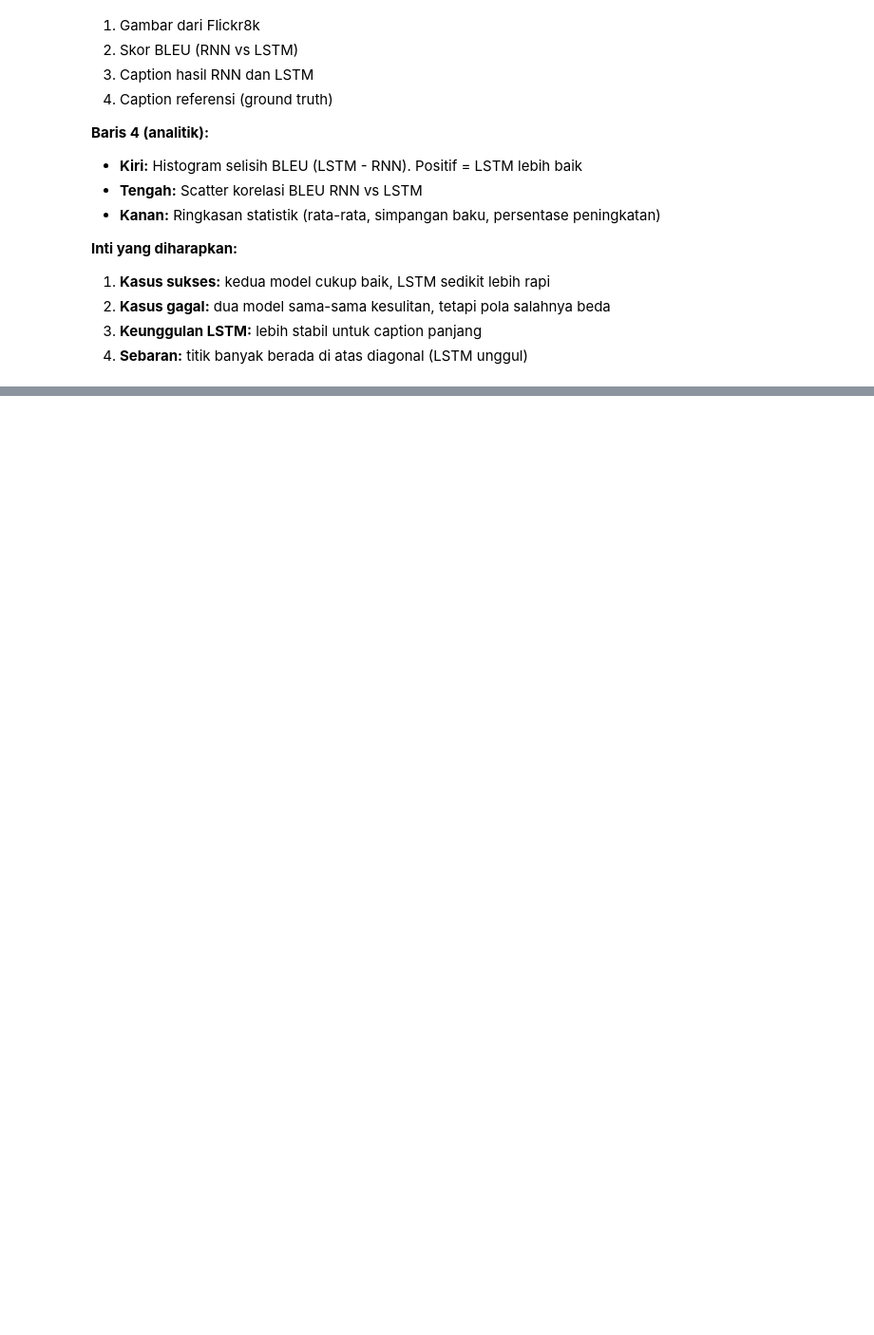
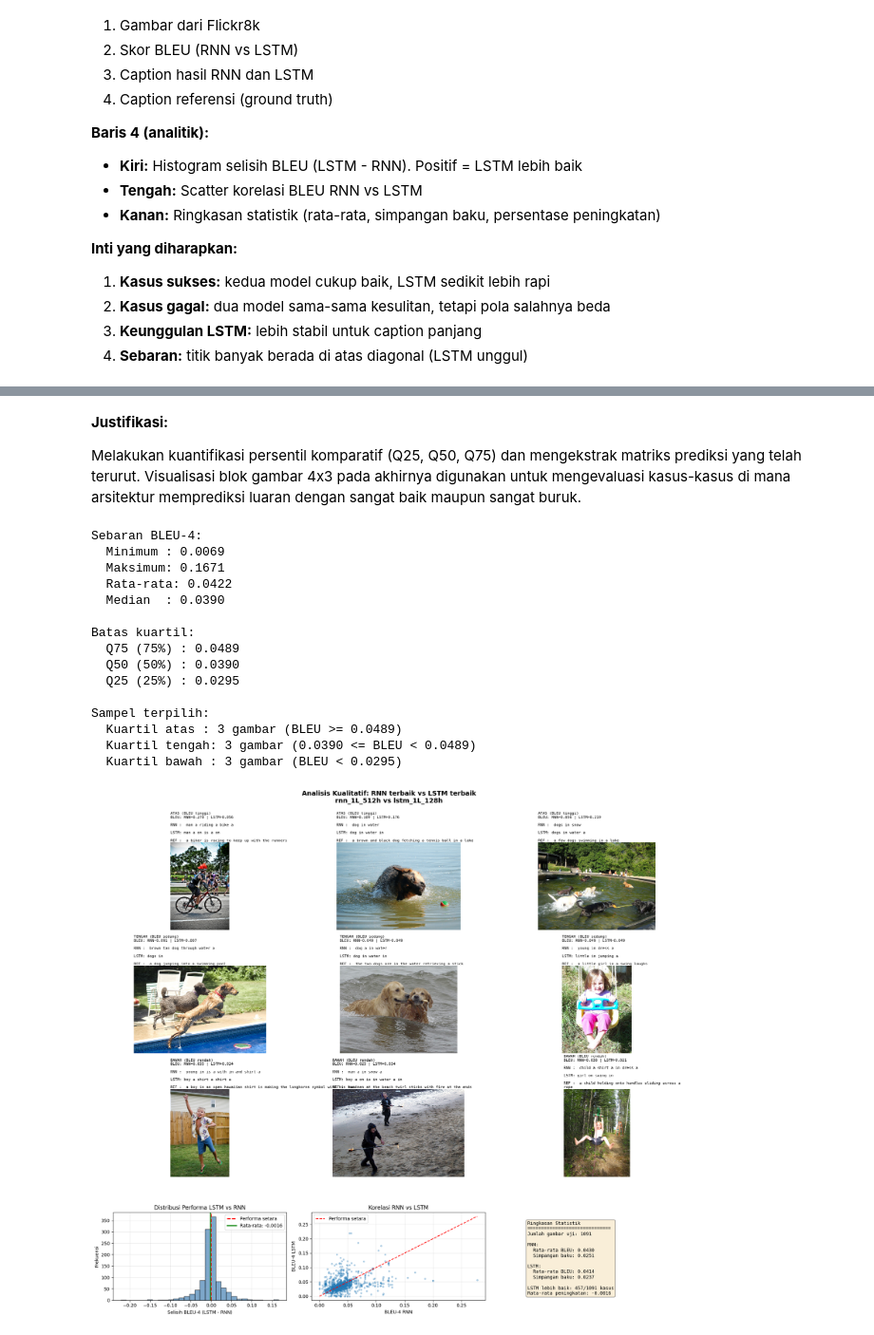
Before and after one commit to TKurr/Tejumama_Image-Captioning, a Jupyter notebook: src/notebook/6_QualitativeAnalysis.ipynb, the cells around one changed output, grey strips where cells are left out. Shown at 95% size. Saved outputs shown, nothing was run; the diff lists cells and outputs as text; code cells hidden in the pictures; blank space fills up the shorter version.

```diff
--- a/src/notebook/6_QualitativeAnalysis.ipynb
+++ b/src/notebook/6_QualitativeAnalysis.ipynb
@@ -279,5 +315,8 @@ print("\n" + "="*70)
+# %% [markdown]
+**Justifikasi:**
+
+Melakukan kuantifikasi persentil komparatif (Q25, Q50, Q75) dan mengekstrak matriks prediksi yang telah terurut. Visualisasi blok gambar 4x3 pada akhirnya digunakan untuk mengevaluasi kasus-kasus di mana arsitektur memprediksi luaran dengan sangat baik maupun sangat buruk.
 # %%
-# Urutkan berdasarkan BLEU rata-rata dan pilih sampel kuartil
 sortedImages = sorted(imageBleuScores.items(), key=lambda x: x[1]['bleu_avg'], reverse=True)
 bleuValues = [score['bleu_avg'] for _, score in sortedImages]
 
@@ -287,7 +326,6 @@ print(f"  Maksimum: {max(bleuValues):.4f}")
 print(f"  Rata-rata: {np.mean(bleuValues):.4f}")
 print(f"  Median  : {np.median(bleuValues):.4f}")
 
-# Batas kuartil
 q75 = np.percentile(bleuValues, 75)
 q50 = np.percentile(bleuValues, 50)
 q25 = np.percentile(bleuValues, 25)
@@ -297,11 +335,9 @@ print(f"  Q75 (75%) : {q75:.4f}")
 print(f"  Q50 (50%) : {q50:.4f}")
 print(f"  Q25 (25%) : {q25:.4f}")
 
-# Ambil 4 sampel dari tiap kuartil
-topImages = [img for img, score in sortedImages if score['bleu_avg'] >= q75][:4]
-midImages = [img for img, score in sortedImages if q50 <= score['bleu_avg'] < q75][:4]
-lowImages = [img for img, score in sortedImages if score['bleu_avg'] < q25][:4]
-
+topImages = [img for img, score in sortedImages if score['bleu_avg'] >= q75][:3]
+midImages = [img for img, score in sortedImages if q50 <= score['bleu_avg'] < q75][:3]
+lowImages = [img for img, score in sortedImages if score['bleu_avg'] < q25][:3]
 print("\nSampel terpilih:")
 print(f"  Kuartil atas : {len(topImages)} gambar (BLEU >= {q75:.4f})")
 print(f"  Kuartil tengah: {len(midImages)} gambar ({q50:.4f} <= BLEU < {q75:.4f})")
@@ -311,7 +347,7 @@ fig, axes = plt.subplots(4, 3, figsize=(18, 16))
 
 def plotSample(ax, imgName, title):
     try:
-        imgPath = FLICKR_DIR / f"{imgName}.jpg"
+        imgPath = FLICKR_DIR / f"{imgName}"
         if not imgPath.exists():
             ax.text(0.5, 0.5, f"Gambar tidak ditemukan:\n{imgName}",
                    ha='center', va='center', fontsize=10)
@@ -337,19 +373,15 @@ def plotSample(ax, imgName, title):
         ax.text(0.5, 0.5, f"Galat: {e}", ha='center', va='center')
         ax.axis('off')
 
-# Plot kuartil atas
 for i, imgName in enumerate(topImages):
     plotSample(axes[0, i], imgName, "ATAS (BLEU tinggi)")
 
-# Plot kuartil tengah
 for i, imgName in enumerate(midImages):
     plotSample(axes[1, i], imgName, "TENGAH (BLEU sedang)")
 
-# Plot kuartil bawah
 for i, imgName in enumerate(lowImages):
     plotSample(axes[2, i], imgName, "BAWAH (BLEU rendah)")
 
-# Plot statistik gabungan
 ax = axes[3, 0]
 diff_bleus = [imageBleuScores[img]['bleu_lstm'] - imageBleuScores[img]['bleu_rnn']
               for img in imageBleuScores]
@@ -363,7 +395,6 @@ ax.set_title('Distribusi Performa LSTM vs RNN')
 ax.legend()
 ax.grid(True, alpha=0.3)
 
-# Scatter plot
 ax = axes[3, 1]
 rnn_bleus = [imageBleuScores[img]['bleu_rnn'] for img in imageBleuScores]
 lstm_bleus = [imageBleuScores[img]['bleu_lstm'] for img in imageBleuScores]
@@ -371,31 +402,47 @@ ax.scatter(rnn_bleus, lstm_bleus, alpha=0.3, s=10)
 ax.plot([0, max(rnn_bleus)], [0, max(rnn_bleus)], 'r--', label='Performa setara')
 ax.set_xlabel('BLEU-4 RNN')
 ax.set_ylabel('BLEU-4 LSTM')
 ax.set_title('Korelasi RNN vs LSTM')
 ax.legend()
 ax.grid(True, alpha=0.3)
 
-# Ringkasan statistik
 ax = axes[3, 2]
 ax.axis('off')
 summary_text = (
     f"Ringkasan Statistik\n"
     f"{'='*30}\n"
     f"Jumlah gambar uji: {len(imageBleuScores)}\n\n"
     f"RNN:\n"
     f"  Rata-rata BLEU: {np.mean(rnn_bleus):.4f}\n"
     f"  Simpangan baku: {np.std(rnn_bleus):.4f}\n\n"
     f"LSTM:\n"
     f"  Rata-rata BLEU: {np.mean(lstm_bleus):.4f}\n"
     f"  Simpangan baku: {np.std(lstm_bleus):.4f}\n\n"
     f"LSTM lebih baik: {sum(1 for l, r in zip(lstm_bleus, rnn_bleus) if l > r)}/{len(imageBleuScores)} kasus\n"
     f"Rata-rata peningkatan: {np.mean(diff_bleus):.4f}"
  )
 ax.text(0.1, 0.9, summary_text, fontsize=10, verticalalignment='top',
        fontfamily='monospace', bbox=dict(boxstyle='round', facecolor='wheat', alpha=0.5))
 
 plt.suptitle(f"Analisis Kualitatif: RNN terbaik vs LSTM terbaik\n{bestRnnName} vs {bestLstmName}",
             fontsize=14, fontweight='bold', y=0.995)
 plt.tight_layout()
 plt.savefig(PROJECT_ROOT / "src/wajib/weights/qualitative_analysis.png", dpi=100, bbox_inches='tight')
 plt.show()
+# %% [output]
+Sebaran BLEU-4:
+  Minimum : 0.0069
+  Maksimum: 0.1671
+  Rata-rata: 0.0422
+  Median  : 0.0390
+
+Batas kuartil:
+  Q75 (75%) : 0.0489
+  Q50 (50%) : 0.0390
+  Q25 (25%) : 0.0295
+
+Sampel terpilih:
+  Kuartil atas : 3 gambar (BLEU >= 0.0489)
+  Kuartil tengah: 3 gambar (0.0390 <= BLEU < 0.0489)
+  Kuartil bawah : 3 gambar (BLEU < 0.0295)
+[figure, added]
```
Also changed, not shown: parts of 12 cells of this notebook, 19 other files.
